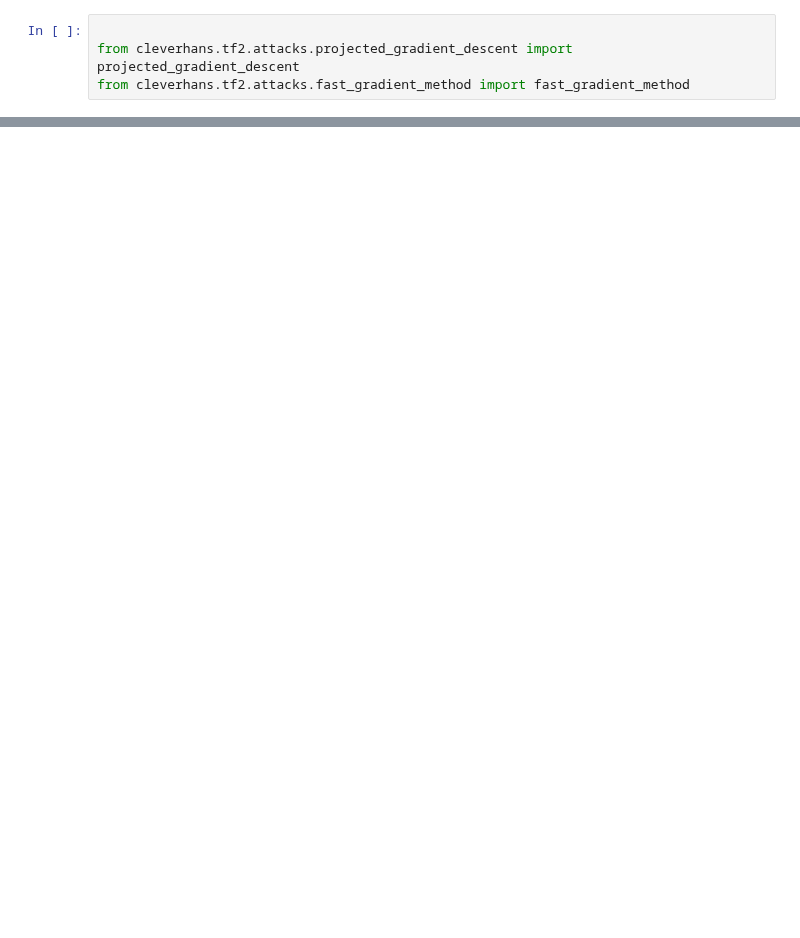
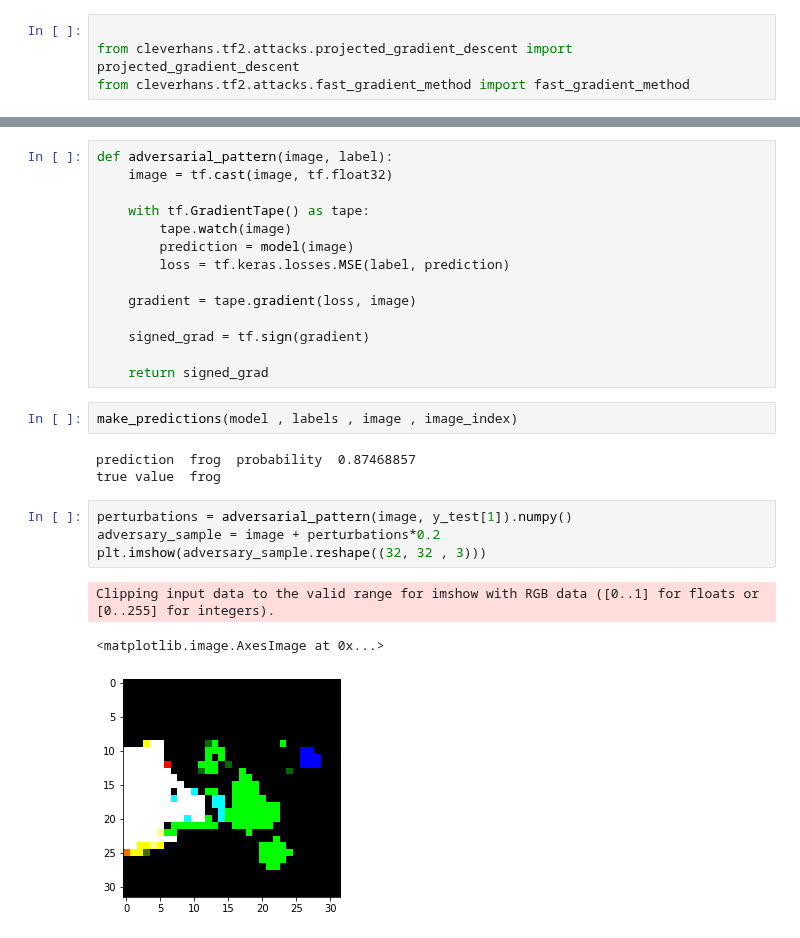
Before and after one commit to kirath2205/Final-Year-Project, a Jupyter notebook: Test_bench.ipynb, the cells around one changed output, grey strips where cells are left out. Saved outputs shown, nothing was run; the diff lists cells and outputs as text; blank space fills up the shorter version.

```diff
--- a/Test_bench.ipynb
+++ b/Test_bench.ipynb
@@ -401,0 +438,27 @@ from cleverhans.tf2.attacks.fast_gradient_method import fast_gradient_method
+# %%
+def adversarial_pattern(image, label):
+    image = tf.cast(image, tf.float32)
+
+    with tf.GradientTape() as tape:
+        tape.watch(image)
+        prediction = model(image)
+        loss = tf.keras.losses.MSE(label, prediction)
+
+    gradient = tape.gradient(loss, image)
+
+    signed_grad = tf.sign(gradient)
+
+    return signed_grad
+# %%
+make_predictions(model , labels , image , image_index)
+# %% [output]
+prediction  frog  probability  0.87468857
+true value  frog
+# %%
+perturbations = adversarial_pattern(image, y_test[1]).numpy()
+adversary_sample = image + perturbations*0.2
+plt.imshow(adversary_sample.reshape((32, 32 , 3)))
+# %% [output]
+Clipping input data to the valid range for imshow with RGB data ([0..1] for floats or [0..255] for integers).
+<matplotlib.image.AxesImage at 0x...>
+[figure, added]
```
Also changed, not shown: parts of 11 cells of this notebook.
